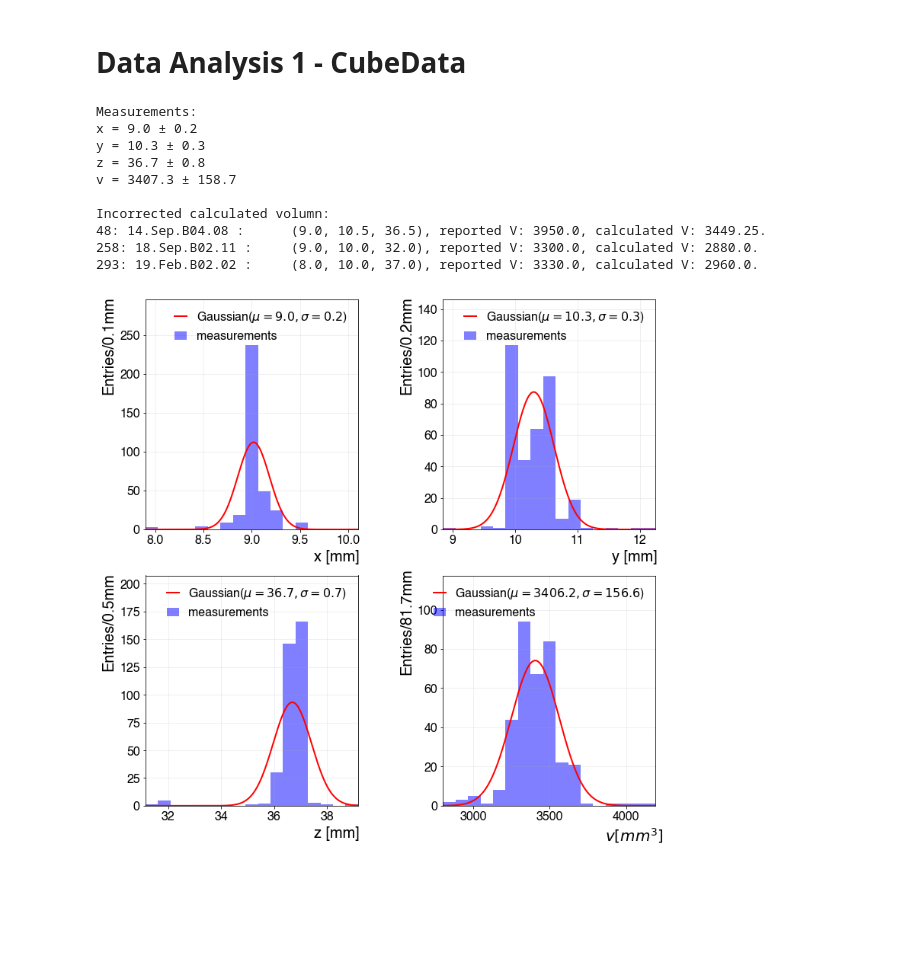
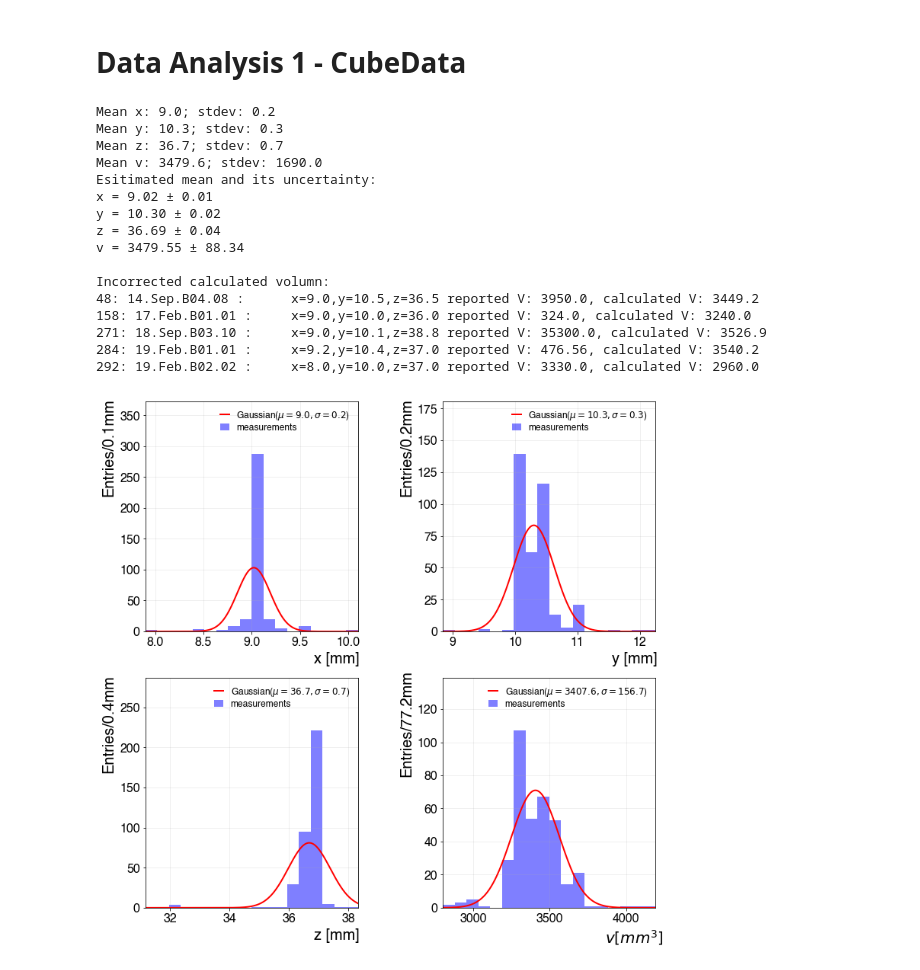
Before and after one commit to hmiaozh/MITJuniorLab, a Jupyter notebook: DataAnalysis1_measurement-V1.ipynb, the cells around one changed output. Drawn from its saved outputs; the diff is of its cells as text; code cells hidden in the pictures; blank space fills up the shorter version.

```diff
--- a/DataAnalysis1_measurement-V1.ipynb
+++ b/DataAnalysis1_measurement-V1.ipynb
@@ -69,7 +85,7 @@ def gaussian(x,mu,sigma):
     return (1 / (np.sqrt(2 * np.pi * np.power(sigma, 2)))) * \
     (np.power(np.e, -(np.power((x - mu), 2) / (2 * np.power(sigma, 2)))))
 # %%
-def plot_distribution(meas,meas_index,FilterOutlier,OutlierIndex):
+def plot_distribution(meas,meas_index,FilterOutlier,OutlierIndex,errbar):
 
     ##fisrtly, decide to filter out the outliers/incorrectly calculated V items or not
     lists = list(meas)  # copy the list
@@ -98,13 +114,20 @@ def plot_distribution(meas,meas_index,FilterOutlier,OutlierIndex):
     label_gau = "Gaussian($\mu={:.1f},\sigma={:.1f}$)".format(avg_lists,stdev_lists)
 
     plt.style.use('mystyle.mplstyle')
-    #plt.figure(figsize=(8, 6))
+
     group, nbins, patches= plt.hist(lists, num_bins, color = 'b', label='measurements', alpha=0.5, range = (lower_edge,upper_edge))
-    plt.plot(gau_x, gau_y, color = 'r', label=label_gau)
+
+    if errbar:  ## plot error bar
+        bin_centers = 0.5*(nbins[1:] + nbins[:-1])
+        xrr = binwidth/2.0
+        yrr = np.sqrt(group)
+        plt.errorbar(bin_centers, group, xerr=xrr, yerr=yrr, label='error',fmt='o')
+
+    plt.plot(gau_x, gau_y, color = 'r', label=label_gau) ## plot gaussian
     plt.ylabel(labels_y,position=(0.1,0.8))
     plt.xlabel(labels_x[meas_index],position=(0.9,0.1))
     plt.xlim(lower_edge, upper_edge)
-    plt.ylim(0, 1.25*group.max())
+    plt.ylim(0, 1.3*group.max())
     plt.grid(True, alpha=0.25)
     plt.legend(loc='best')
 # %%
@@ -215,35 +243,47 @@ def plot_2Ddistribution(meas_a, meas_b, meas_index_a, meas_index_b, FilterOutlie
     plt.grid(True, alpha=0.25)
     plt.colorbar()
 # %%
-ID, cubeNo, meas_x, meas_y, meas_z, meas_v, unc_x, unc_y, unc_z, unc_v = GetEntries("cubeData_1.csv")
+ID, cubeNo, meas_x, meas_y, meas_z, meas_v, unc_x, unc_y, unc_z, unc_v = GetEntries("cubeData_new.csv")
 
-print("Measurements:")
-print("x = {:.1f} ± {:.1f}".format(calculate_average(meas_x), calculate_stdev(meas_x)))
-print("y = {:.1f} ± {:.1f}".format(calculate_average(meas_y), calculate_stdev(meas_y)))
-print("z = {:.1f} ± {:.1f}".format(calculate_average(meas_z), calculate_stdev(meas_z)))
-print("v = {:.1f} ± {:.1f}".format(calculate_average(meas_v), calculate_stdev(meas_v)))
+print("Mean x: {:.1f}; stdev: {:.1f}".format(calculate_average(meas_x), calculate_stdev(meas_x)))
+print("Mean y: {:.1f}; stdev: {:.1f}".format(calculate_average(meas_y), calculate_stdev(meas_y)))
+print("Mean z: {:.1f}; stdev: {:.1f}".format(calculate_average(meas_z), calculate_stdev(meas_z)))
+print("Mean v: {:.1f}; stdev: {:.1f}".format(calculate_average(meas_v), calculate_stdev(meas_v)))
+
+
+print("Esitimated mean and its uncertainty:")
+print("x = {:.2f} ± {:.2f}".format(calculate_average(meas_x), calculate_stdev(meas_x)/np.sqrt(len(meas_x))))
+print("y = {:.2f} ± {:.2f}".format(calculate_average(meas_y), calculate_stdev(meas_y)/np.sqrt(len(meas_y))))
+print("z = {:.2f} ± {:.2f}".format(calculate_average(meas_z), calculate_stdev(meas_z)/np.sqrt(len(meas_z))))
+print("v = {:.2f} ± {:.2f}".format(calculate_average(meas_v), calculate_stdev(meas_v)/np.sqrt(len(meas_v))))
 
 print("\nIncorrected calculated volumn:")
 incorrections = Incorrect_V(ID,meas_x,meas_y,meas_z,meas_v)
 # %% [output]
-Measurements:
-x = 9.0 ± 0.2
-y = 10.3 ± 0.3
-z = 36.7 ± 0.8
-v = 3407.3 ± 158.7
+Mean x: 9.0; stdev: 0.2
+Mean y: 10.3; stdev: 0.3
+Mean z: 36.7; stdev: 0.7
+Mean v: 3479.6; stdev: 1690.0
+Esitimated mean and its uncertainty:
+x = 9.02 ± 0.01
+y = 10.30 ± 0.02
+z = 36.69 ± 0.04
+v = 3479.55 ± 88.34
 
 Incorrected calculated volumn:
-48: 14.Sep.B04.08 :      (9.0, 10.5, 36.5), reported V: 3950.0, calculated V: 3449.25.
-258: 18.Sep.B02.11 :     (9.0, 10.0, 32.0), reported V: 3300.0, calculated V: 2880.0.
-293: 19.Feb.B02.02 :     (8.0, 10.0, 37.0), reported V: 3330.0, calculated V: 2960.0.
+48: 14.Sep.B04.08 :      x=9.0,y=10.5,z=36.5 reported V: 3950.0, calculated V: 3449.2
+158: 17.Feb.B01.01 :     x=9.0,y=10.0,z=36.0 reported V: 324.0, calculated V: 3240.0
+271: 18.Sep.B03.10 :     x=9.0,y=10.1,z=38.8 reported V: 35300.0, calculated V: 3526.9
+284: 19.Feb.B01.01 :     x=9.2,y=10.4,z=37.0 reported V: 476.56, calculated V: 3540.2
+292: 19.Feb.B02.02 :     x=8.0,y=10.0,z=37.0 reported V: 3330.0, calculated V: 2960.0
 # %%
 plt.subplot(2, 2, 1)
-plot_distribution(meas_x,0,1,incorrections)
+plot_distribution(meas_x,0,1,incorrections,0)
 plt.subplot(2, 2, 2)
-plot_distribution(meas_y,1,1,incorrections)
+plot_distribution(meas_y,1,1,incorrections,0)
 plt.subplot(2, 2, 3)
-plot_distribution(meas_z,2,1,incorrections)
+plot_distribution(meas_z,2,1,incorrections,0)
 plt.subplot(2, 2, 4)
-plot_distribution(meas_v,3,1,incorrections)
+plot_distribution(meas_v,3,1,incorrections,0)
 # %% [output]
-[figure, old version]
+[figure, new version]
```
Also changed, not shown: parts of 7 cells of this notebook, 1 other file.
